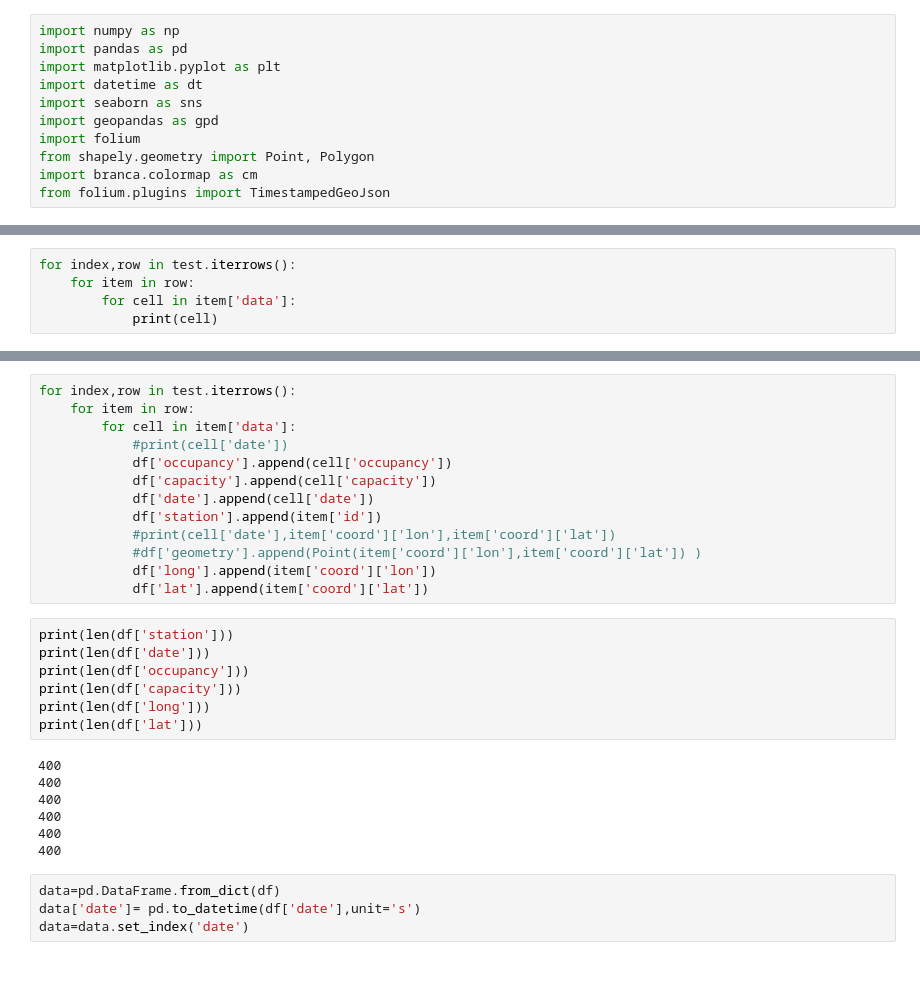
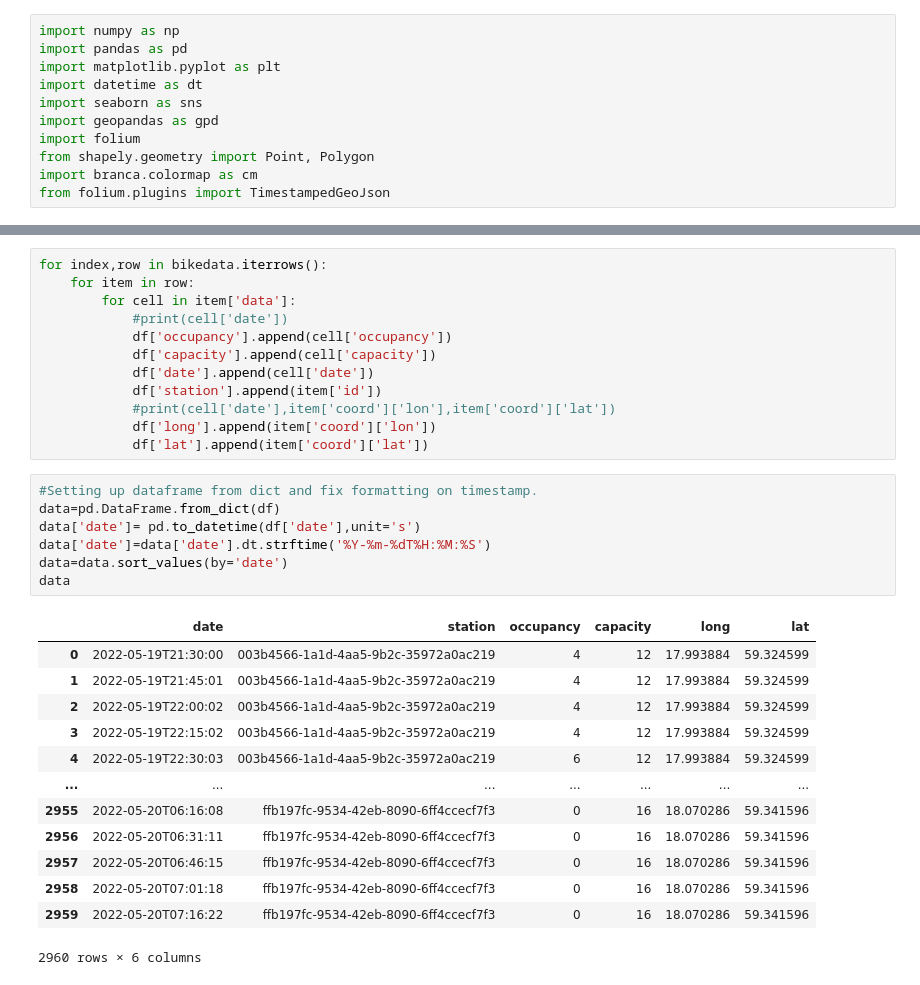
Before and after one commit to ACRLindell/Sthlm-EbikeVis-, a Jupyter notebook: BikeVis.ipynb, the cells around one changed output, grey strips where cells are left out. Saved outputs shown, nothing was run; the diff lists cells and outputs as text.

```diff
--- a/BikeVis.ipynb
+++ b/BikeVis.ipynb
@@ -39,5 +25,0 @@ test
-# %%
-for index,row in test.iterrows():
-    for item in row:
-        for cell in item['data']:
-            print(cell)
@@ -62,5 +26,5 @@ for index,row in test.iterrows():
 # %%
-for index,row in test.iterrows():
+for index,row in bikedata.iterrows():
     for item in row:
         for cell in item['data']:
             #print(cell['date'])
@@ -69,24 +33,26 @@ for index,row in test.iterrows():
             df['date'].append(cell['date'])
             df['station'].append(item['id'])
             #print(cell['date'],item['coord']['lon'],item['coord']['lat'])
-            #df['geometry'].append(Point(item['coord']['lon'],item['coord']['lat']) )
             df['long'].append(item['coord']['lon'])
             df['lat'].append(item['coord']['lat'])
-# %%
-print(len(df['station']))
-print(len(df['date']))
-print(len(df['occupancy']))
-print(len(df['capacity']))
-print(len(df['long']))
-print(len(df['lat']))
-# %% [output]
-400
-400
-400
-400
-400
-400
 # %%
+#Setting up dataframe from dict and fix formatting on timestamp.
 data=pd.DataFrame.from_dict(df)
 data['date']= pd.to_datetime(df['date'],unit='s')
-data=data.set_index('date')
+data['date']=data['date'].dt.strftime('%Y-%m-%dT%H:%M:%S')
+data=data.sort_values(by='date')
+data
+# %% [output]
+|  | date | station | occupancy | capacity | long | lat |
+| 0 | 2022-05-19T21:30:00 | 003b4566-1a1d-4aa5-9b2c-35972a0ac219 | 4 | 12 | 17.993884 | 59.324599 |
+| 1 | 2022-05-19T21:45:01 | 003b4566-1a1d-4aa5-9b2c-35972a0ac219 | 4 | 12 | 17.993884 | 59.324599 |
+| 2 | 2022-05-19T22:00:02 | 003b4566-1a1d-4aa5-9b2c-35972a0ac219 | 4 | 12 | 17.993884 | 59.324599 |
+| 3 | 2022-05-19T22:15:02 | 003b4566-1a1d-4aa5-9b2c-35972a0ac219 | 4 | 12 | 17.993884 | 59.324599 |
+| 4 | 2022-05-19T22:30:03 | 003b4566-1a1d-4aa5-9b2c-35972a0ac219 | 6 | 12 | 17.993884 | 59.324599 |
+| ... | ... | ... | ... | ... | ... | ... |
+| 2955 | 2022-05-20T06:16:08 | ffb197fc-9534-42eb-8090-6ff4ccecf7f3 | 0 | 16 | 18.070286 | 59.341596 |
+| 2956 | 2022-05-20T06:31:11 | ffb197fc-9534-42eb-8090-6ff4ccecf7f3 | 0 | 16 | 18.070286 | 59.341596 |
+| 2957 | 2022-05-20T06:46:15 | ffb197fc-9534-42eb-8090-6ff4ccecf7f3 | 0 | 16 | 18.070286 | 59.341596 |
+| 2958 | 2022-05-20T07:01:18 | ffb197fc-9534-42eb-8090-6ff4ccecf7f3 | 0 | 16 | 18.070286 | 59.341596 |
+| 2959 | 2022-05-20T07:16:22 | ffb197fc-9534-42eb-8090-6ff4ccecf7f3 | 0 | 16 | 18.070286 | 59.341596 |
+2960 rows × 6 columns
```
Also changed, not shown: parts of 16 cells of this notebook, 1 other file.
